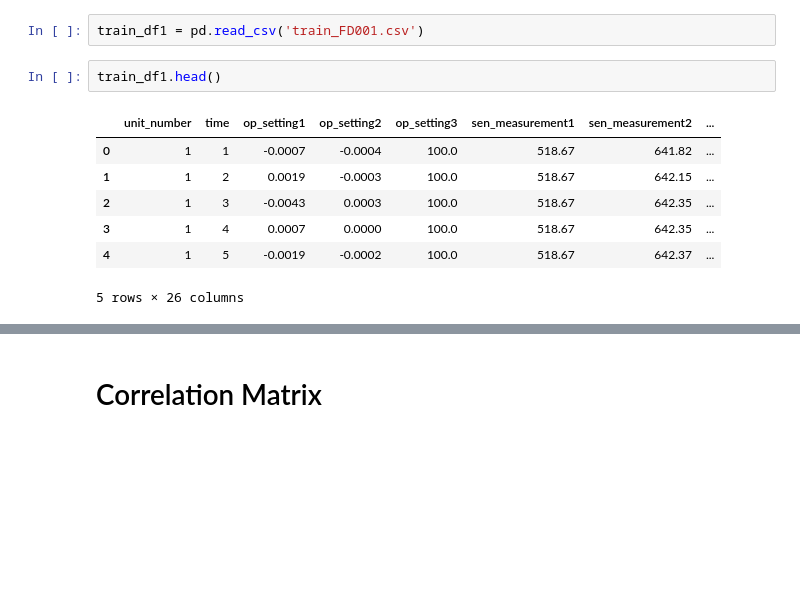
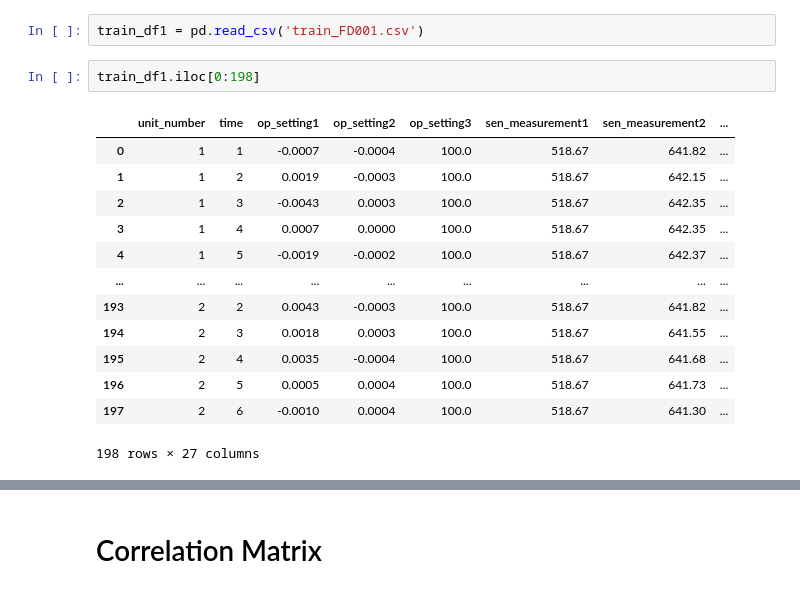
Before and after one commit to DeTa47/Turbofan-lifecycle-prediction, a Jupyter notebook: turbofan_data_eda.ipynb, the cells around one changed output, grey strips where cells are left out. Drawn from its saved outputs; the diff is of its cells as text; blank space fills up the shorter version.

```diff
--- a/turbofan_data_eda.ipynb
+++ b/turbofan_data_eda.ipynb
@@ -4,16 +4,22 @@ import seaborn as sns
 import matplotlib.pyplot as plt
 # %%
 train_df1 = pd.read_csv('train_FD001.csv')
-# %%
-train_df1.head()
-# %% [output]
-|  | unit_number | time | op_setting1 | op_setting2 | op_setting3 | sen_measurement1 | sen_measurement2 | ... |
-| 0 | 1 | 1 | -0.0007 | -0.0004 | 100.0 | 518.67 | 641.82 | ... |
-| 1 | 1 | 2 | 0.0019 | -0.0003 | 100.0 | 518.67 | 642.15 | ... |
-| 2 | 1 | 3 | -0.0043 | 0.0003 | 100.0 | 518.67 | 642.35 | ... |
-| 3 | 1 | 4 | 0.0007 | 0.0000 | 100.0 | 518.67 | 642.35 | ... |
-| 4 | 1 | 5 | -0.0019 | -0.0002 | 100.0 | 518.67 | 642.37 | ... |
-5 rows × 26 columns
+# %%
+train_df1.iloc[0:198]
+# %% [output]
+|  | unit_number | time | op_setting1 | op_setting2 | op_setting3 | sen_measurement1 | sen_measurement2 | ... |
+| 0 | 1 | 1 | -0.0007 | -0.0004 | 100.0 | 518.67 | 641.82 | ... |
+| 1 | 1 | 2 | 0.0019 | -0.0003 | 100.0 | 518.67 | 642.15 | ... |
+| 2 | 1 | 3 | -0.0043 | 0.0003 | 100.0 | 518.67 | 642.35 | ... |
+| 3 | 1 | 4 | 0.0007 | 0.0000 | 100.0 | 518.67 | 642.35 | ... |
+| 4 | 1 | 5 | -0.0019 | -0.0002 | 100.0 | 518.67 | 642.37 | ... |
+| ... | ... | ... | ... | ... | ... | ... | ... | ... |
+| 193 | 2 | 2 | 0.0043 | -0.0003 | 100.0 | 518.67 | 641.82 | ... |
+| 194 | 2 | 3 | 0.0018 | 0.0003 | 100.0 | 518.67 | 641.55 | ... |
+| 195 | 2 | 4 | 0.0035 | -0.0004 | 100.0 | 518.67 | 641.68 | ... |
+| 196 | 2 | 5 | 0.0005 | 0.0004 | 100.0 | 518.67 | 641.73 | ... |
+| 197 | 2 | 6 | -0.0010 | 0.0004 | 100.0 | 518.67 | 641.30 | ... |
+198 rows × 27 columns
 # %%
 train_df1.describe()
 # %% [output]
```
Also changed, not shown: parts of 6 cells of this notebook, 3 other files.
